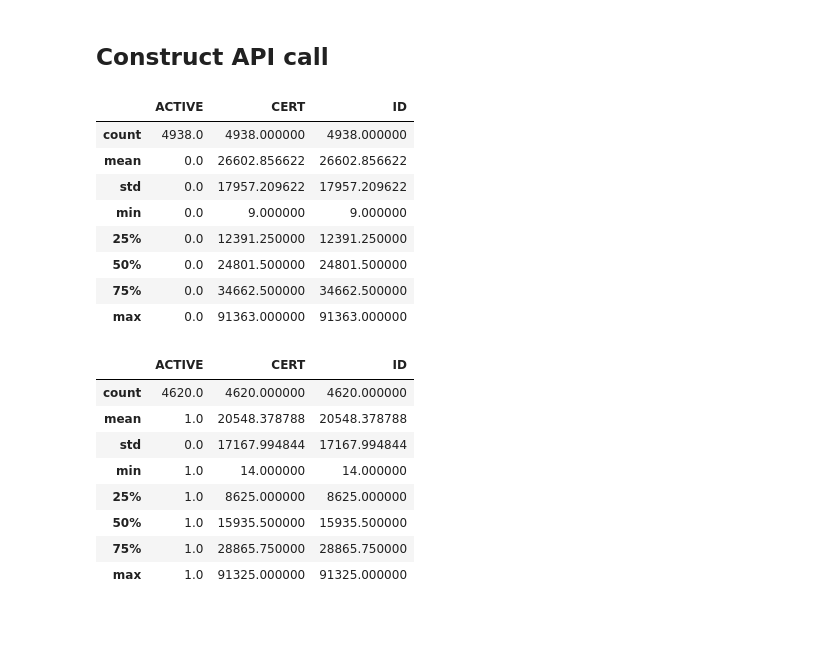
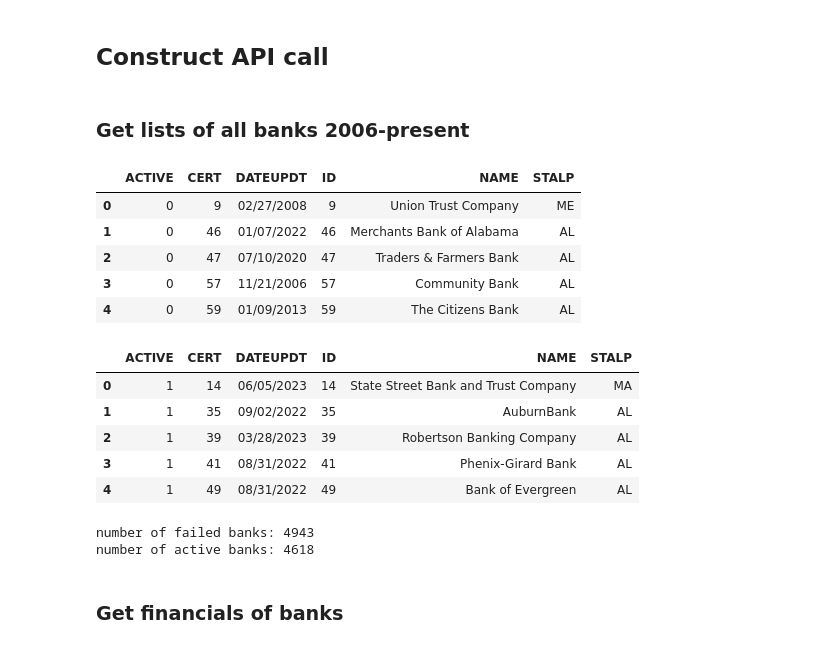
Before and after one commit to joeyio/bank-sentinel, a Jupyter notebook: extract.ipynb, the cells around one changed output. Saved outputs shown, nothing was run; the diff lists cells and outputs as text; code cells hidden in the pictures; blank space fills up the shorter version.

```diff
--- a/extract.ipynb
+++ b/extract.ipynb
@@ -11,50 +11,53 @@ import pandas as pd
 from io import StringIO
 from urllib.parse import quote_plus
 
-pd.set_option('display.max_rows', None)
+# pd.set_option('display.max_rows', None)
 # %% [markdown]
 ## Construct API call
+# %%
+# function to get data from BankFind API
+def getData(url: str, filter: str, fields: str, sortby: str = 'CERT', order: str = 'ASC', n: int = 10000, suffix: str = '&offset=0&format=csv&download=false&filename=data_file') -> pd.DataFrame:
+    request = requests.get(url + 'filters=' + quote_plus(filter) + '&fields=' + quote_plus(fields) + '&sort_by=' + sortby + '&sort_order=' + order + '&limit=' + str(n) + suffix).text
+    return pd.read_csv(StringIO(request))
+# %% [markdown]
+### Get lists of all banks 2006-present
 # %%
 # strings for getting lists of active and failed banks
 institutionurl = 'https://banks.data.fdic.gov/api/institutions?'
 filtersfailed = 'ACTIVE:0 AND DATEUPDT:[\"2006-01-01\" TO \"2023-12-31\"]'
 filtersactive = 'ACTIVE:1 AND DATEUPDT:[\"2006-01-01\" TO \"2023-12-31\"]'
-bankfields = 'UNTY,STALP,NAME,ACTIVE,CERT,DATEUPDT'
+bankfields = 'STALP,NAME,ACTIVE,CERT,DATEUPDT'
 
-filtersfailed_string = 'filters=' + quote_plus(filtersfailed)
-filtersactive_string = 'filters=' + quote_plus(filtersactive)
-bankfields_string = '&fields=' + quote_plus(bankfields)
-bank_suffix = '&sort_by=NAME&sort_order=DESC&limit=10000&offset=0&format=csv&download=false&filename=data_file'
+
+# get failed banks
+failedbanks = getData(institutionurl, filtersfailed, bankfields)
+
+# get active banks
+activebanks = getData(institutionurl, filtersactive, bankfields)
-# %%
-# get failed banks
-failedbanksGET = requests.get(institutionurl +  filtersfailed_string +  bankfields_string + bank_suffix).text
-failedbanks = pd.read_csv(StringIO(failedbanksGET))
-
-# get active banks
-activebanksGET = requests.get(institutionurl +  filtersactive_string +  bankfields_string + bank_suffix).text
-activebanks = pd.read_csv(StringIO(activebanksGET))
 # %%
-failedbanks.describe()
+failedbanks.head()
 # %% [output]
-|  | ACTIVE | CERT | ID |
-| count | 4938.0 | 4938.000000 | 4938.000000 |
-| mean | 0.0 | 26602.856622 | 26602.856622 |
-| std | 0.0 | 17957.209622 | 17957.209622 |
-| min | 0.0 | 9.000000 | 9.000000 |
-| 25% | 0.0 | 12391.250000 | 12391.250000 |
-| 50% | 0.0 | 24801.500000 | 24801.500000 |
-| 75% | 0.0 | 34662.500000 | 34662.500000 |
-| max | 0.0 | 91363.000000 | 91363.000000 |
+|  | ACTIVE | CERT | DATEUPDT | ID | NAME | STALP |
+| 0 | 0 | 9 | 02/27/2008 | 9 | Union Trust Company | ME |
+| 1 | 0 | 46 | 01/07/2022 | 46 | Merchants Bank of Alabama | AL |
+| 2 | 0 | 47 | 07/10/2020 | 47 | Traders & Farmers Bank | AL |
+| 3 | 0 | 57 | 11/21/2006 | 57 | Community Bank | AL |
+| 4 | 0 | 59 | 01/09/2013 | 59 | The Citizens Bank | AL |
 # %%
-activebanks.describe()
+activebanks.head()
 # %% [output]
-|  | ACTIVE | CERT | ID |
-| count | 4620.0 | 4620.000000 | 4620.000000 |
-| mean | 1.0 | 20548.378788 | 20548.378788 |
-| std | 0.0 | 17167.994844 | 17167.994844 |
-| min | 1.0 | 14.000000 | 14.000000 |
-| 25% | 1.0 | 8625.000000 | 8625.000000 |
-| 50% | 1.0 | 15935.500000 | 15935.500000 |
-| 75% | 1.0 | 28865.750000 | 28865.750000 |
-| max | 1.0 | 91325.000000 | 91325.000000 |
+|  | ACTIVE | CERT | DATEUPDT | ID | NAME | STALP |
+| 0 | 1 | 14 | 06/05/2023 | 14 | State Street Bank and Trust Company | MA |
+| 1 | 1 | 35 | 09/02/2022 | 35 | AuburnBank | AL |
+| 2 | 1 | 39 | 03/28/2023 | 39 | Robertson Banking Company | AL |
+| 3 | 1 | 41 | 08/31/2022 | 41 | Phenix-Girard Bank | AL |
+| 4 | 1 | 49 | 08/31/2022 | 49 | Bank of Evergreen | AL |
+# %%
+print(f'number of failed banks: {len(failedbanks)}')
+print(f'number of active banks: {len(activebanks)}')
+# %% [output]
+number of failed banks: 4943
+number of active banks: 4618
+# %% [markdown]
+### Get financials of banks
 # %%
```
Also changed, not shown: parts of 12 cells of this notebook.
